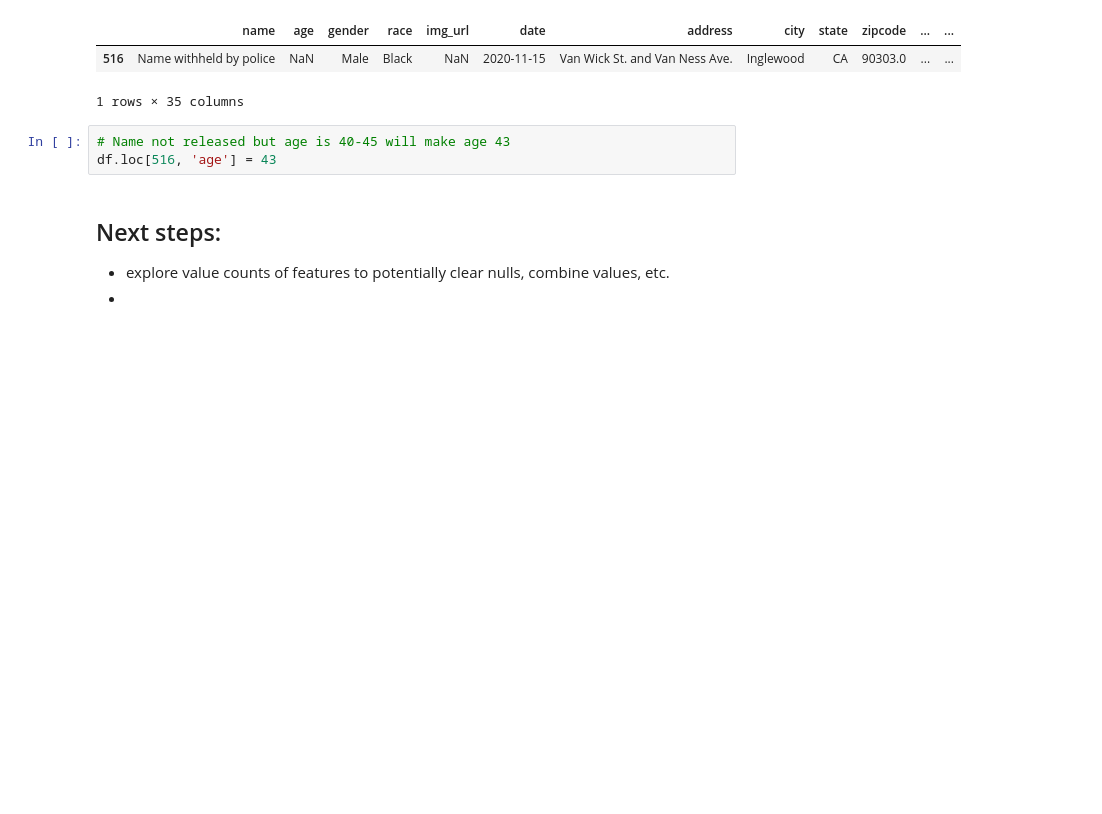
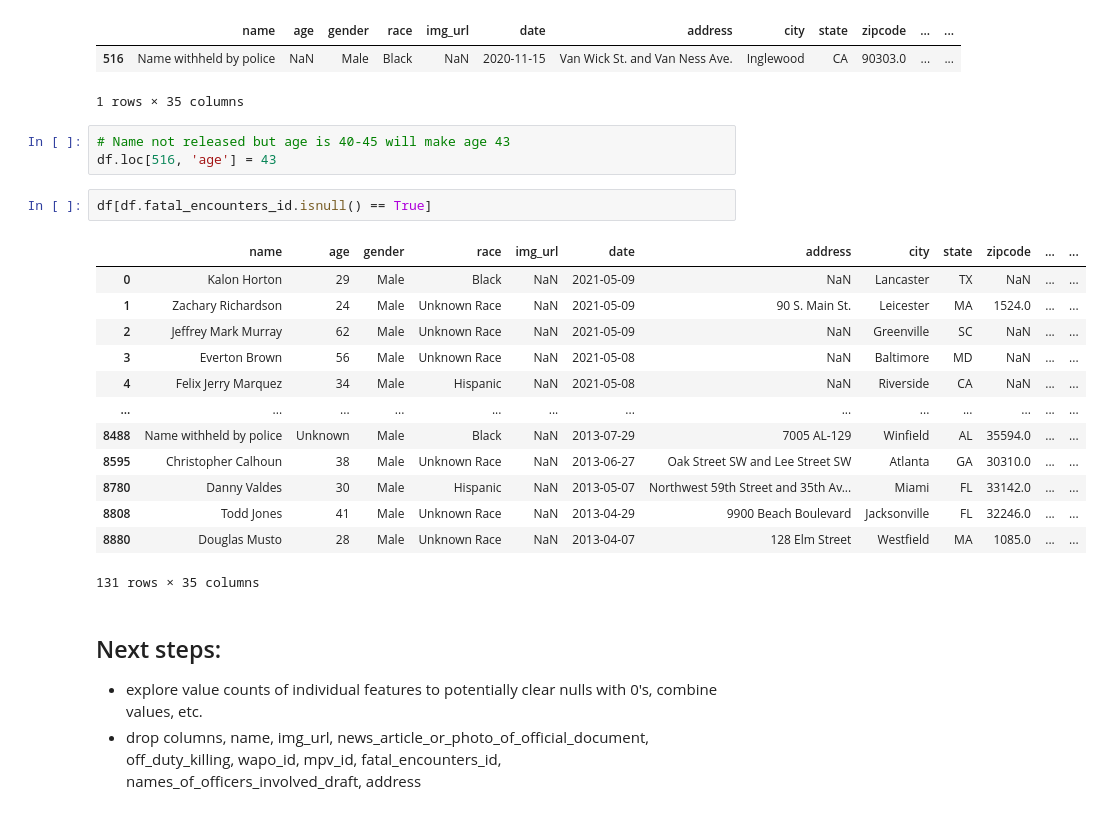
Before and after one commit to MG-Squared/americas_blues, a Jupyter notebook: prepare.ipynb, the cells around one changed output. Cells and saved outputs as stored; diff of their text form; blank space fills up the shorter version.

Commit message:
prepare, explore, wrangle

```diff
--- a/prepare.ipynb
+++ b/prepare.ipynb
@@ -177,7 +202,23 @@ df[df.age.isnull() == True]
 # %%
 # Name not released but age is 40-45 will make age 43
 df.loc[516, 'age'] = 43
+# %%
+df[df.fatal_encounters_id.isnull() == True]
+# %% [output]
+|  | name | age | gender | race | img_url | date | address | city | state | zipcode | ... | ... |
+| 0 | Kalon Horton | 29 | Male | Black | NaN | 2021-05-09 | NaN | Lancaster | TX | NaN | ... | ... |
+| 1 | Zachary Richardson | 24 | Male | Unknown Race | NaN | 2021-05-09 | 90 S. Main St. | Leicester | MA | 1524.0 | ... | ... |
+| 2 | Jeffrey Mark Murray | 62 | Male | Unknown Race | NaN | 2021-05-09 | NaN | Greenville | SC | NaN | ... | ... |
+| 3 | Everton Brown | 56 | Male | Unknown Race | NaN | 2021-05-08 | NaN | Baltimore | MD | NaN | ... | ... |
+| 4 | Felix Jerry Marquez | 34 | Male | Hispanic | NaN | 2021-05-08 | NaN | Riverside | CA | NaN | ... | ... |
+| ... | ... | ... | ... | ... | ... | ... | ... | ... | ... | ... | ... | ... |
+| 8488 | Name withheld by police | Unknown | Male | Black | NaN | 2013-07-29 | 7005 AL-129 | Winfield | AL | 35594.0 | ... | ... |
+| 8595 | Christopher Calhoun | 38 | Male | Unknown Race | NaN | 2013-06-27 | Oak Street SW and Lee Street SW | Atlanta | GA | 30310.0 | ... | ... |
+| 8780 | Danny Valdes | 30 | Male | Hispanic | NaN | 2013-05-07 | Northwest 59th Street and 35th Av... | Miami | FL | 33142.0 | ... | ... |
+| 8808 | Todd Jones | 41 | Male | Unknown Race | NaN | 2013-04-29 | 9900 Beach Boulevard | Jacksonville | FL | 32246.0 | ... | ... |
+| 8880 | Douglas Musto | 28 | Male | Unknown Race | NaN | 2013-04-07 | 128 Elm Street | Westfield | MA | 1085.0 | ... | ... |
+131 rows × 35 columns
 # %% [markdown]
 ## Next steps:
-- explore value counts of features to potentially clear nulls, combine values, etc.
--
+- explore value counts of individual features to potentially clear nulls with 0's, combine values, etc.
+- drop columns, name, img_url, news_article_or_photo_of_official_document, off_duty_killing, wapo_id, mpv_id, fatal_encounters_id, names_of_officers_involved_draft, address
```
Also changed, not shown: parts of 68 cells of this notebook, 2 other files.
